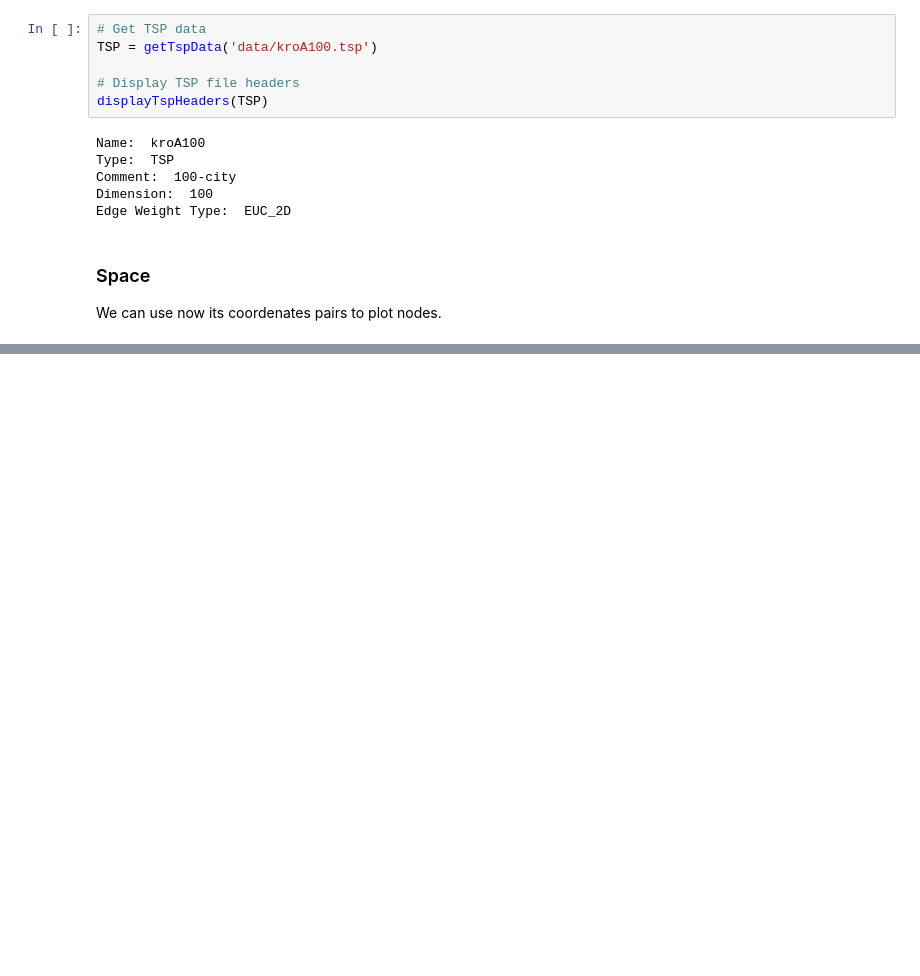
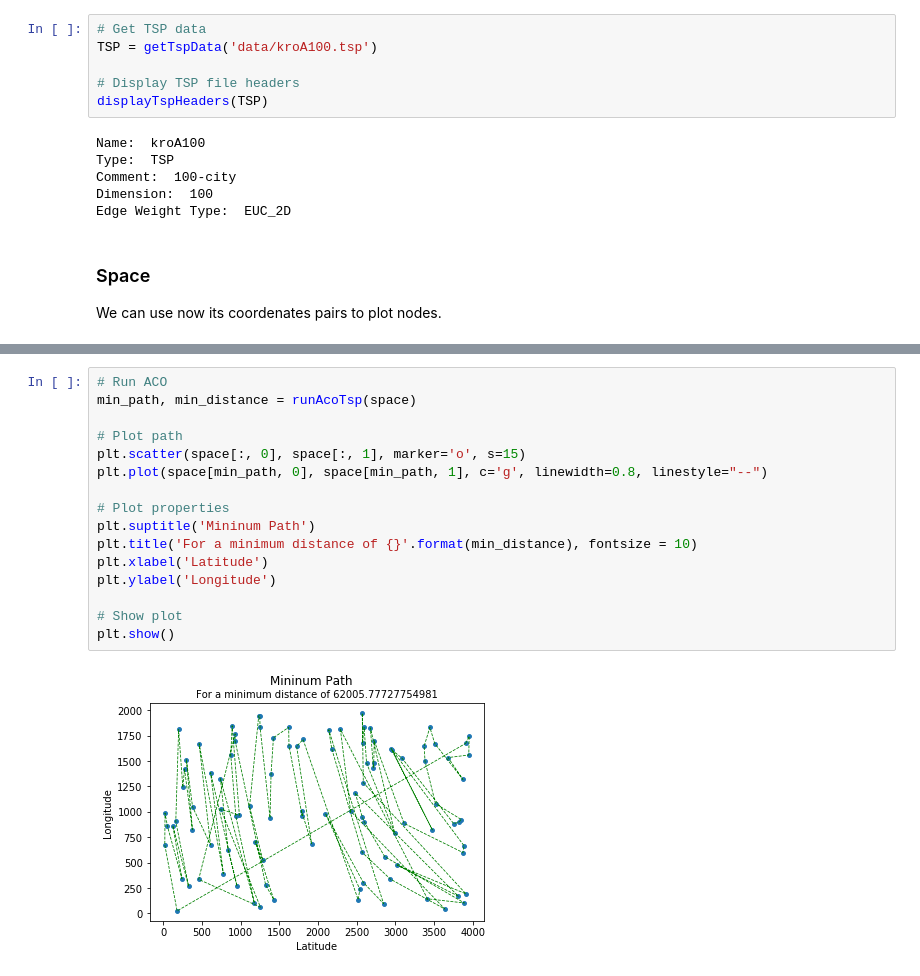
Before and after one commit to yammadev/aco-tsp, a Jupyter notebook: aco-tsp.ipynb, the cells around one changed output, grey strips where cells are left out. Drawn from its saved outputs; the diff is of its cells as text; blank space fills up the shorter version.

```diff
--- a/aco-tsp.ipynb
+++ b/aco-tsp.ipynb
@@ -73,0 +84,18 @@ plt.show()
+# %%
+# Run ACO
+min_path, min_distance = runAcoTsp(space)
+
+# Plot path
+plt.scatter(space[:, 0], space[:, 1], marker='o', s=15)
+plt.plot(space[min_path, 0], space[min_path, 1], c='g', linewidth=0.8, linestyle="--")
+
+# Plot properties
+plt.suptitle('Mininum Path')
+plt.title('For a minimum distance of {}'.format(min_distance), fontsize = 10)
+plt.xlabel('Latitude')
+plt.ylabel('Longitude')
+
+# Show plot
+plt.show()
+# %% [output]
+[figure, added]
```
Also changed, not shown: parts of 8 cells of this notebook, 16 other files.
